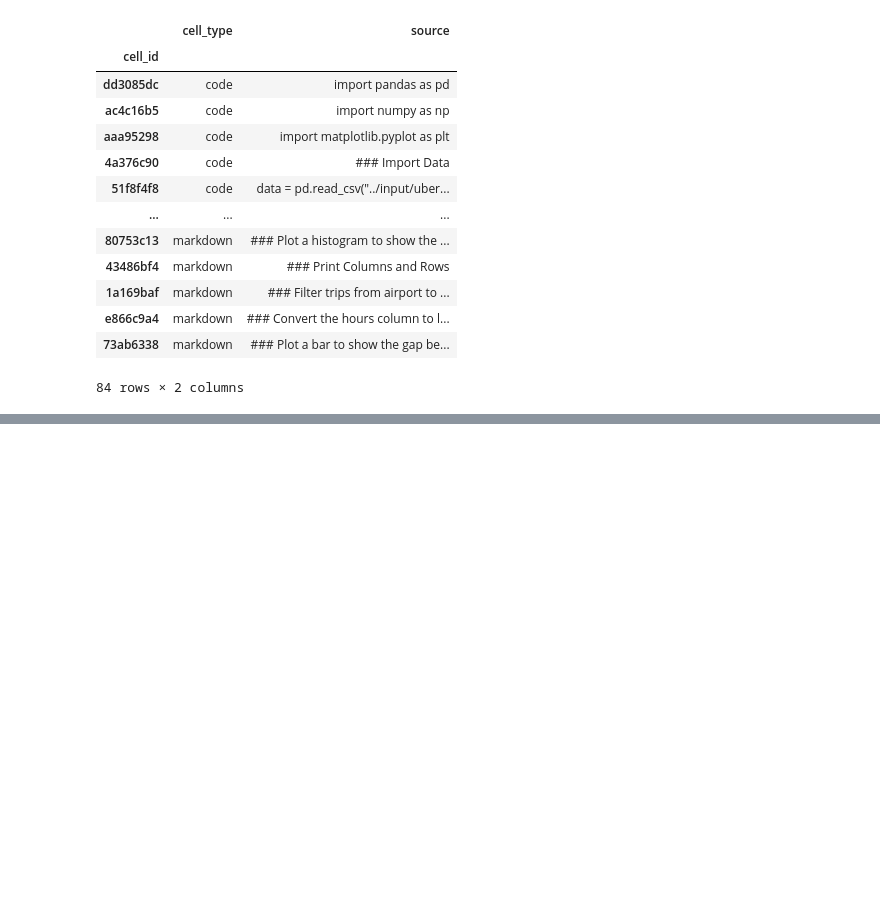
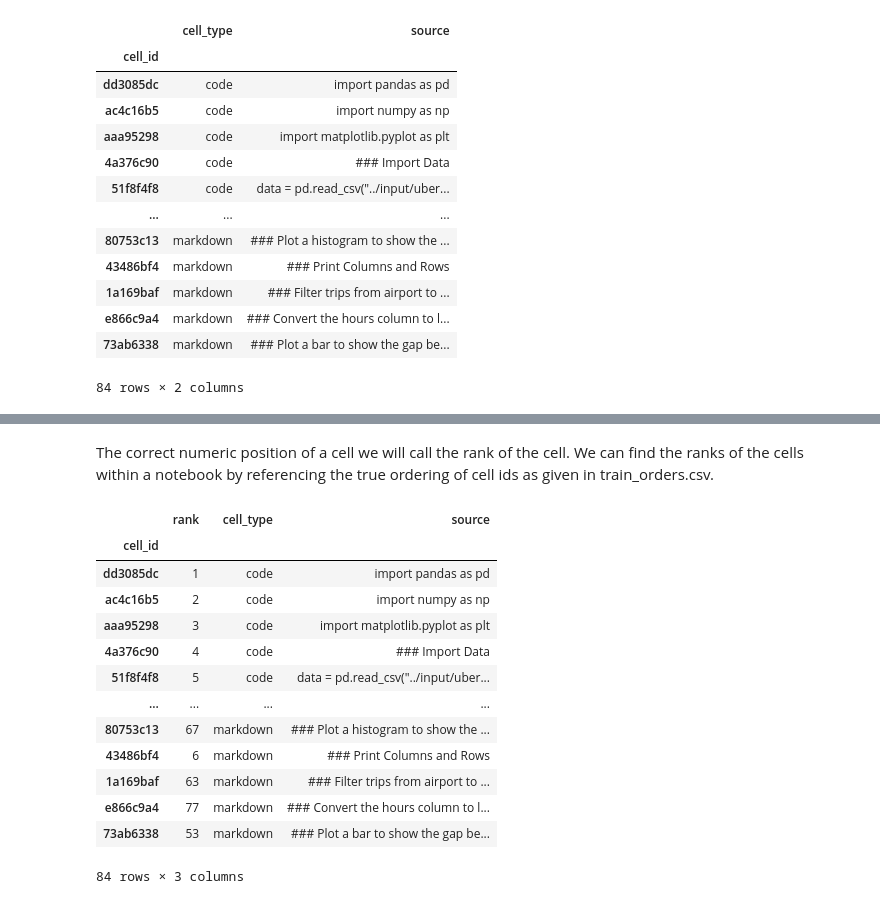
Before and after one commit to suvigyajain0101/AI4Code, a Jupyter notebook: SampleModel.ipynb, the cells around one changed output, grey strips where cells are left out. Saved outputs shown, nothing was run; the diff lists cells and outputs as text; code cells hidden in the pictures; blank space fills up the shorter version.

Commit message:
Added Cell ordering

```diff
--- a/SampleModel.ipynb
+++ b/SampleModel.ipynb
@@ -117,0 +122,8 @@ The disordered notebook:
+# %%
+df_orders = pd.read_csv(
+    data_dir / 'train_orders.csv',
+    index_col='id',
+    squeeze=True,
+).str.split()  # Split the string representation of cell_ids into a list
+
+df_orders
@@ -117,0 +144,6 @@ The disordered notebook:
+# %%
+# Get the correct order
+cell_order = df_orders.loc[nb_id]
+
+print("The ordered notebook:")
+nb.loc[cell_order, :]
@@ -117,0 +166,25 @@ The disordered notebook:
+# %% [markdown]
+The correct numeric position of a cell we will call the rank of the cell. We can find the ranks of the cells within a notebook by referencing the true ordering of cell ids as given in train_orders.csv.
+# %%
+def get_ranks(base, derived):
+    return [base.index(d) for d in derived]
+
+cell_ranks = get_ranks(cell_order, list(nb.index))
+nb.insert(0, 'rank', cell_ranks)
+
+nb
+# %% [output]
+|  | rank | cell_type | source |
+| cell_id |  |  |  |
+| dd3085dc | 1 | code | import pandas as pd |
+| ac4c16b5 | 2 | code | import numpy as np |
+| aaa95298 | 3 | code | import matplotlib.pyplot as plt |
+| 4a376c90 | 4 | code | ### Import Data |
+| 51f8f4f8 | 5 | code | data = pd.read_csv("../input/uber... |
+| ... | ... | ... | ... |
+| 80753c13 | 67 | markdown | ### Plot a histogram to show the ... |
+| 43486bf4 | 6 | markdown | ### Print Columns and Rows |
+| 1a169baf | 63 | markdown | ### Filter trips from airport to ... |
+| e866c9a4 | 77 | markdown | ### Convert the hours column to l... |
+| 73ab6338 | 53 | markdown | ### Plot a bar to show the gap be... |
+84 rows × 3 columns
```
Also changed, not shown: parts of 5 cells of this notebook.
